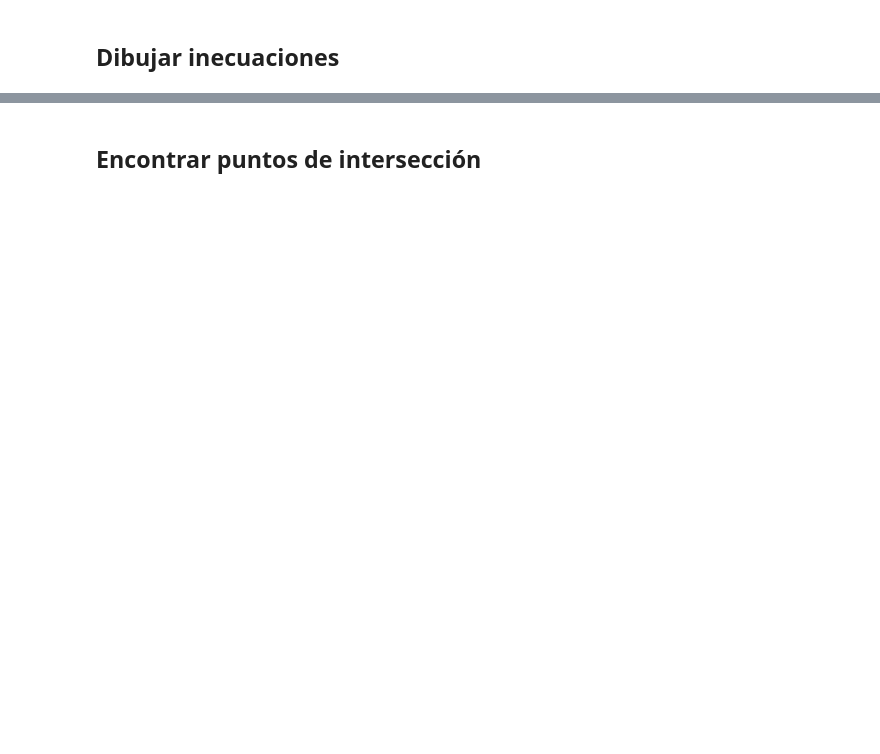
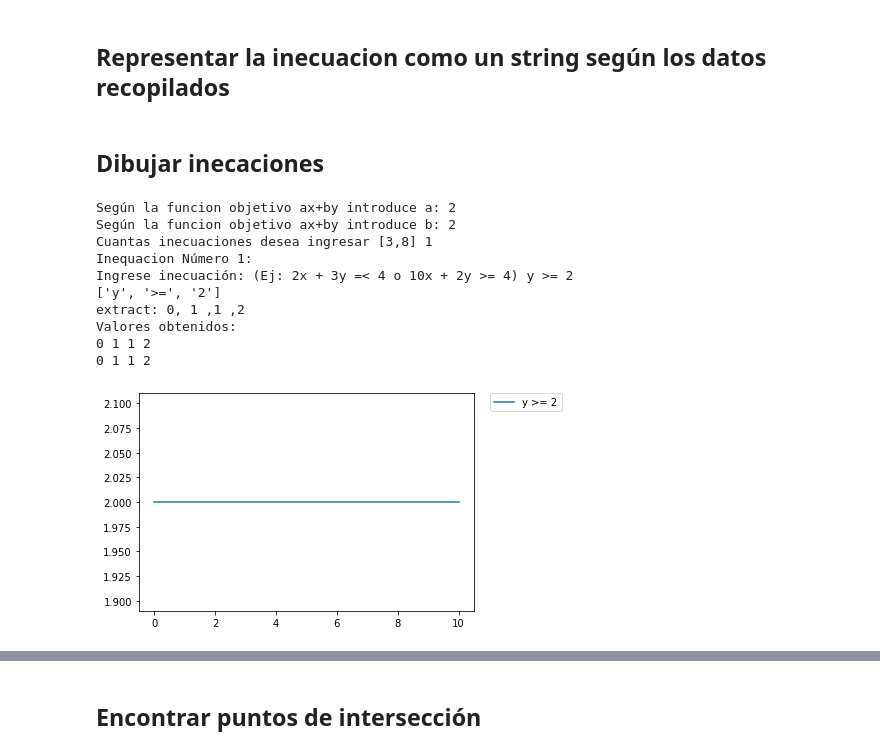
Before and after one commit to Frany-oss/Trabajo-Final-Algebra-Lineal, a Jupyter notebook: LinearProgramming.ipynb, the cells around one changed output, grey strips where cells are left out. Saved outputs shown, nothing was run; the diff lists cells and outputs as text; code cells hidden in the pictures; blank space fills up the shorter version.

```diff
--- a/LinearProgramming.ipynb
+++ b/LinearProgramming.ipynb
@@ -1,6 +1,8 @@
 # %%
 from matplotlib import pyplot
 #2x+y
-f_obj = [2,1]
-ineq = [[2,0],[3,1],[0,3],[0,1]]
-ineq_r = [20,5,8,2]
+# Data de ejemplo
+# f_obj = [2,1]
+# ineq = [[2,0],[3,1],[0,3],[0,1]]
+# ineq_s = [0,1,0,1]
+# ineq_r = [20,5,8,2]
@@ -6,0 +67,2 @@ ineq_r = [20,5,8,2]
+# %% [markdown]
+## Representar la inecuacion como un string según los datos recopilados
@@ -7,3 +96,3 @@ ineq_r = [20,5,8,2]
 # %% [markdown]
-## Dibujar inecuaciones
+## Dibujar inecaciones
 # %%
@@ -27 +120,30 @@ def graph_inec(ineq,ineq_r):
+# %%
+# Data de ejemplo
+# f_obj = [2,1]    2x + y
+
+# 2x <= 20
+# 3x + y >= 5
+# 3y <= 8
+# y >= 2
+
+
+# ineq = [[2,0],[3,1],[0,3],[0,1]]
+# ineq_s = [0,1,0,1]
+# ineq_r = [20,5,8,2]
+
+f_obj , ineq , ineq_s ,ineq_r = input_data()
+
+graph_inec(ineq,ineq_r,ineq_s)
+# %% [output]
+Según la funcion objetivo ax+by introduce a: 2
+Según la funcion objetivo ax+by introduce b: 2
+Cuantas inecuaciones desea ingresar [3,8] 1
+Inequacion Número 1:
+Ingrese inecuación: (Ej: 2x + 3y =< 4 o 10x + 2y >= 4) y >= 2
+['y', '>=', '2']
+extract: 0, 1 ,1 ,2
+Valores obtenidos:
+0 1 1 2
+0 1 1 2
+[figure, added]
 # %%
```
Also changed, not shown: parts of 15 cells of this notebook.
